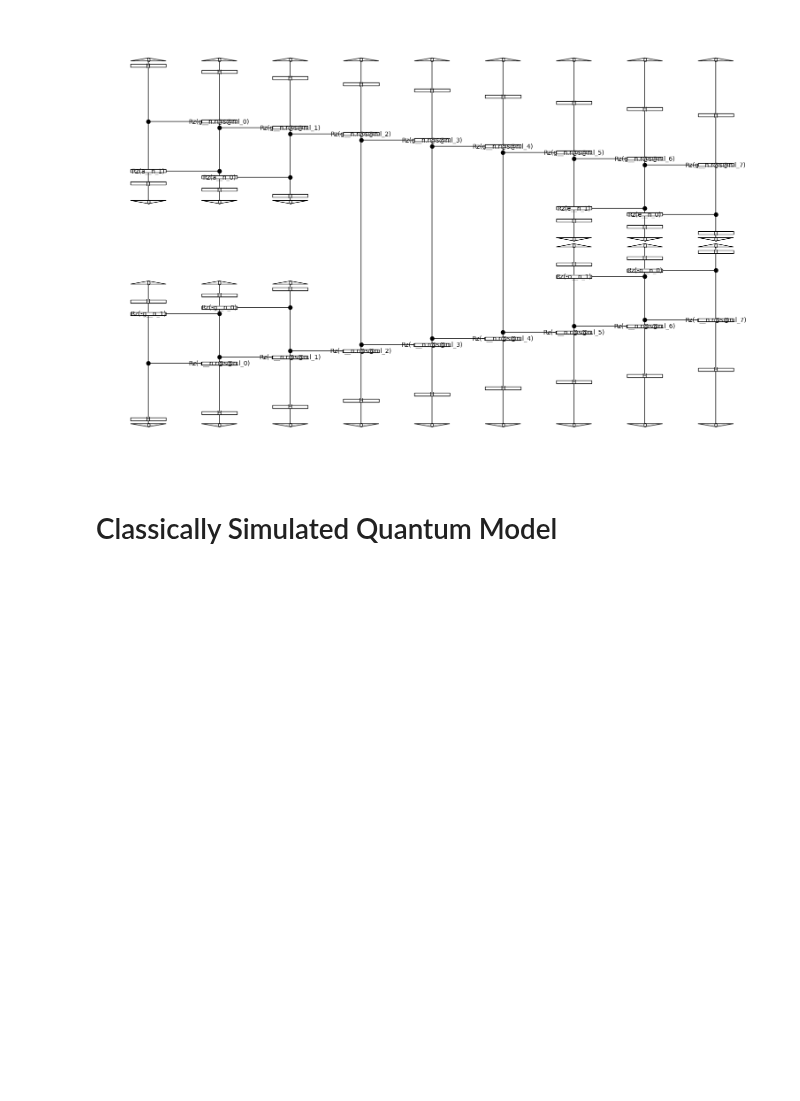
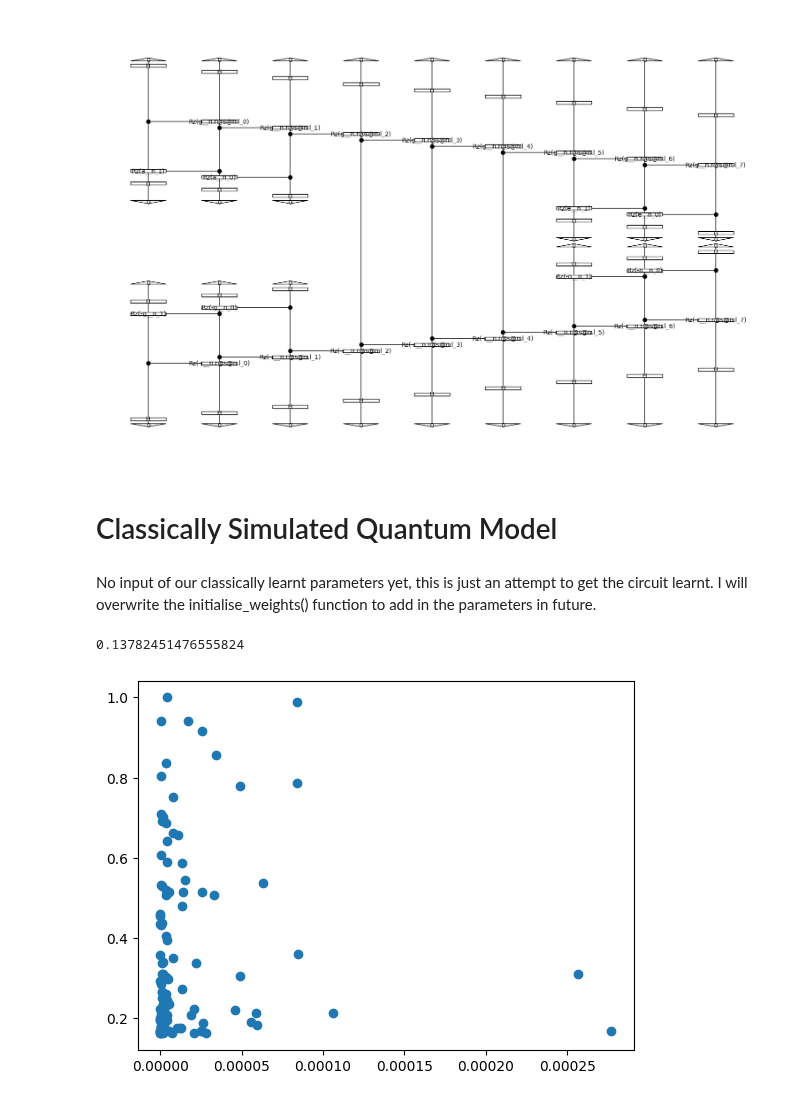
Before and after one commit to henry-dev-atkins/QNLP_MasterWork, a Jupyter notebook: IanMeeting.ipynb, the cells around one changed output. Saved outputs shown, nothing was run; the diff lists cells and outputs as text; code cells hidden in the pictures; blank space fills up the shorter version.

Commit message:
Added model eval, still not learnt parameters

```diff
--- a/IanMeeting.ipynb
+++ b/IanMeeting.ipynb
@@ -319,4 +319,6 @@ make_circuit_from_data(1)[1].draw(figsize=(15, 10))
 [figure]
 # %% [markdown]
 # Classically Simulated Quantum Model
+# %% [markdown]
+No input of our classically learnt parameters yet, this is just an attempt to get the circuit learnt. I will overwrite the initialise_weights() function to add in the parameters in future.
 # %%
@@ -348,0 +350,13 @@ val_dataset = Dataset(val_data, val_labels, batch_size=BATCH_SIZE)
+# %%
+#Is this what I am looking for?
+res,true = [], []
+for index in range(len(labels)-1):
+	res.append(model.circuit_map[diagrams[index]].eval().detach().numpy())
+	true.append(labels[index])
+
+plt.scatter(res, true)
+res = [i[0] for i in res]
+pd.Series(res).corr(pd.Series(true), method='spearman')
+# %% [output]
+0.13782451476555824
+[figure, added]
```
Also changed, not shown: parts of 11 cells of this notebook, 9 other files.
